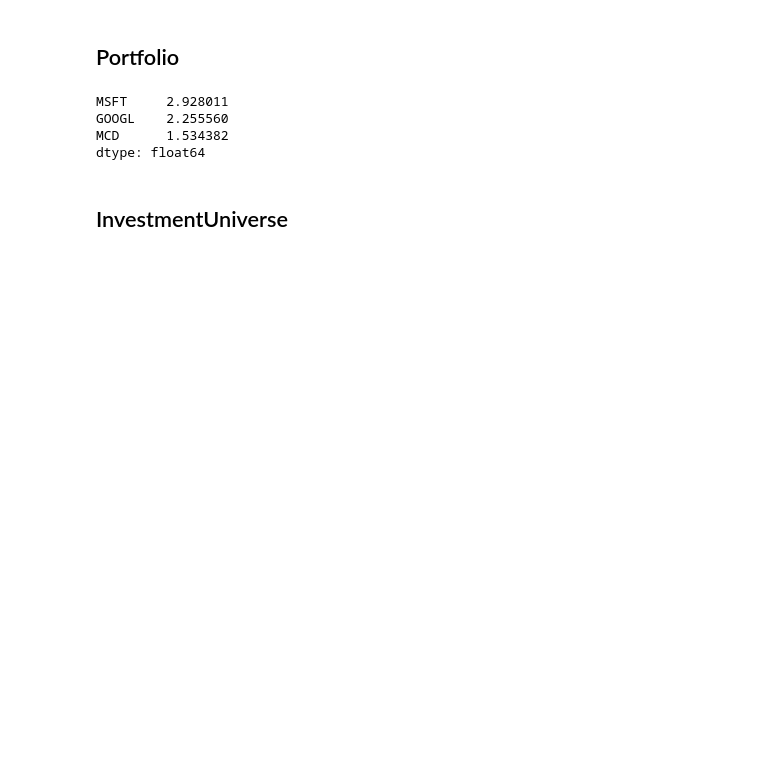
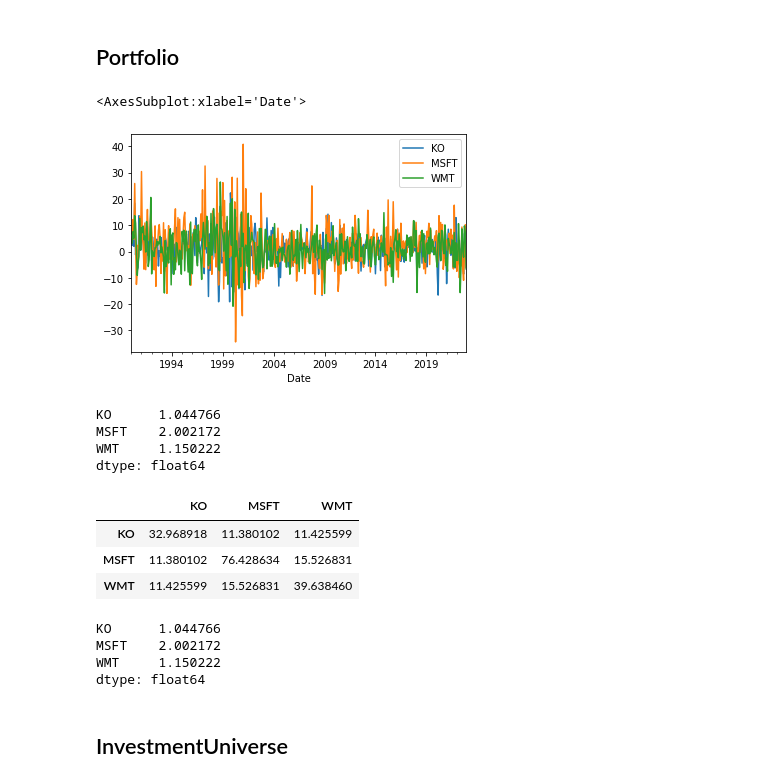
Before and after one commit to pamun/pyvest, a Jupyter notebook: examples/finance_library_investment_universe_tests.ipynb, the cells around one changed output. Drawn from its saved outputs; the diff is of its cells as text; code cells hidden in the pictures; blank space fills up the shorter version.

```diff
--- a/examples/finance_library_investment_universe_tests.ipynb
+++ b/examples/finance_library_investment_universe_tests.ipynb
@@ -9,9 +9,8 @@ from finlib.simulation import Simulation, SimulationVisualizer
 # %%
-tickers_list = ['MSFT', 'GOOGL', 'MCD']
-tickers2_list = ["META", "AAPL", "AMZN"]
-start_date = "2015-01-01"
-end_date = "2021-12-01"
+tickers_list = ['KO', 'MSFT', 'WMT']
+start_date = "1990-01-01"
+end_date = "2022-12-31"
 # %% [markdown]
 ## Download data
 # %%
-monthly_returns_df = get_monthly_returns_df(tickers_list, start_date=start_date, end_date=end_date)
+monthly_returns_df = get_monthly_returns(tickers_list, start_date=start_date, end_date=end_date)
@@ -20,6 +34,25 @@ monthly_returns2_df = get_monthly_returns_df(tickers2_list, start_date=start_dat
 # %% [markdown]
 ## Portfolio
+# %%
+monthly_returns_df.plot()
+# %% [output]
+<AxesSubplot:xlabel='Date'>
+[figure, added]
 # %%
 r_bar = monthly_returns_df.mean()
 sigma = monthly_returns_df.cov()
+# %%
+r_bar
+# %% [output]
+KO      1.044766
+MSFT    2.002172
+WMT     1.150222
+dtype: float64
+# %%
+sigma
+# %% [output]
+|  | KO | MSFT | WMT |
+| KO | 32.968918 | 11.380102 | 11.425599 |
+| MSFT | 11.380102 | 76.428634 | 15.526831 |
+| WMT | 11.425599 | 15.526831 | 39.638460 |
 # %%
@@ -28,9 +61,9 @@ sigma2 = monthly_returns2_df.cov()
 # %%
 r_bar
 # %% [output]
-MSFT     2.928011
-GOOGL    2.255560
-MCD      1.534382
+KO      1.044766
+MSFT    2.002172
+WMT     1.150222
 dtype: float64
 # %% [markdown]
 ## InvestmentUniverse
```
Also changed, not shown: parts of 29 cells of this notebook, 2 other files.
